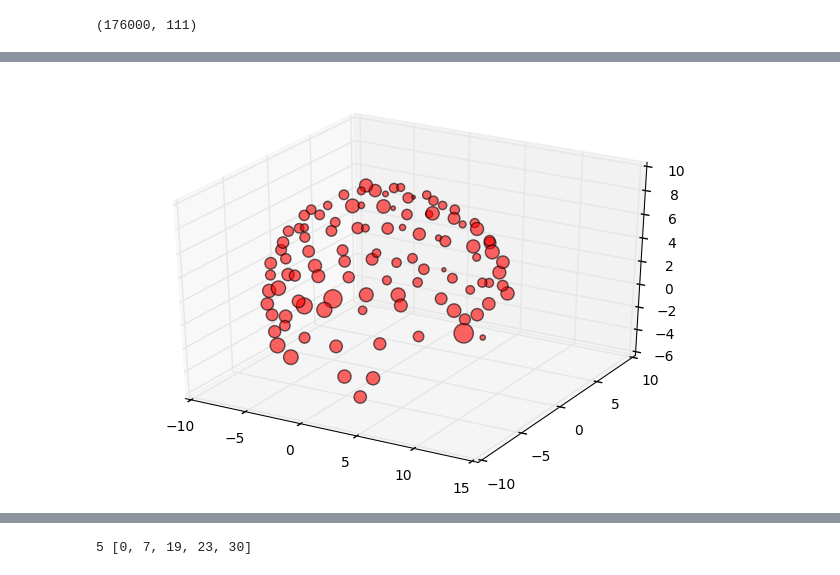
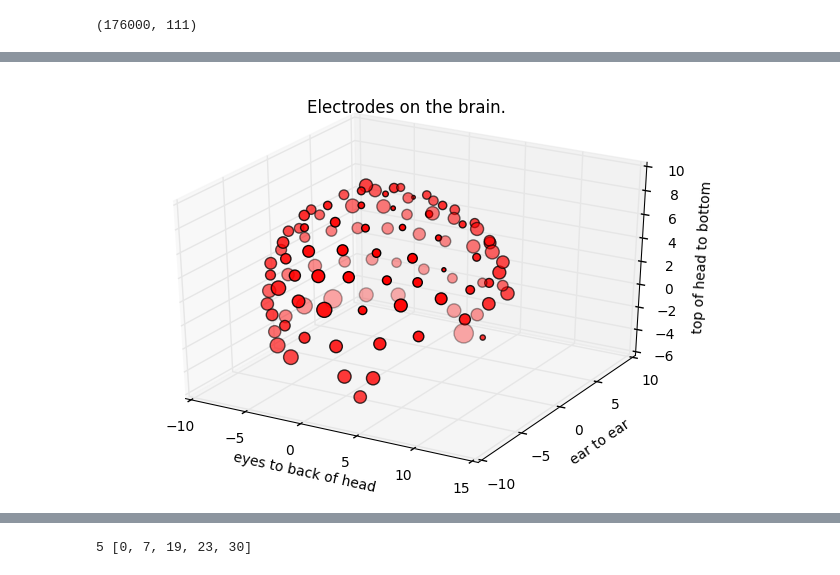
Before and after one commit to NeuroDataDesign/orange-panda-f16s17, a Jupyter notebook: pipeline/utils/Getting Data for the EEG Pipeline.ipynb, the cells around one changed output, grey strips where cells are left out. Saved outputs shown, nothing was run; the diff lists cells and outputs as text; code cells hidden in the pictures.

Commit message:
updated notebook and plotting library

```diff
--- a/pipeline/utils/Getting Data for the EEG Pipeline.ipynb
+++ b/pipeline/utils/Getting Data for the EEG Pipeline.ipynb
@@ -64,3 +64,6 @@ eeg_data.shape
 (176000, 111)
 # %%
 c_coords = clean_data.get_electrode_coords(f, coords='euclidian')
+# %%
+times = clean_data.get_times(f)
+times[:10] # in milliseconds
@@ -67,24 +81,27 @@ c_coords = clean_data.get_electrode_coords(f, coords='euclidian')
 # %%
-times = f['result']['times']
 from mpl_toolkits.mplot3d import Axes3D
 import matplotlib.animation as animation
 x, y, z = zip(*c_coords)
 fig = plt.figure()
 ax = Axes3D(fig)
 def init():
     cols = ["blue" if eeg_data[1, k] > 0 else "red" for k in range(111)]
     d = [np.abs(eeg_data[1, k]) for k in range(111)]
-    ax.scatter(x, y, z, s=d * 10, c=cols, alpha=0.6, depthshade = True)
+    ax.scatter(x, y, z, s=d * 10, c=cols, depthshade = True)
+    ax.set_xlabel('eyes to back of head')
+    ax.set_ylabel('ear to ear')
+    ax.set_zlabel('top of head to bottom')
+    ax.set_title('Electrodes on the brain.')
 def anim(i):
     ax.cla()
     cols = ["blue" if eeg_data[1, k] > 0 else "red" for k in range(111)]
     d = [np.abs(eeg_data[i, k]) for k in range(111)]
     ax.scatter(x, y, z, s=np.power(d, 1.4), c=cols, depthshade = True)
     ax.text(8, 8, 8, str(round(times[i], 4)), color="red")
 anim = animation.FuncAnimation(fig, anim, init_func=init,
                                frames=200, interval=1, blit=False)
 # %% [output]
-[figure, old version]
+[figure, new version]
 # %%
 ### THIS WILL TAKE A WHILE (like 2 minutes of killing your computer)
 #anim.save('movie.gif')
```
Also changed, not shown: parts of 8 cells of this notebook, 1 other file.
